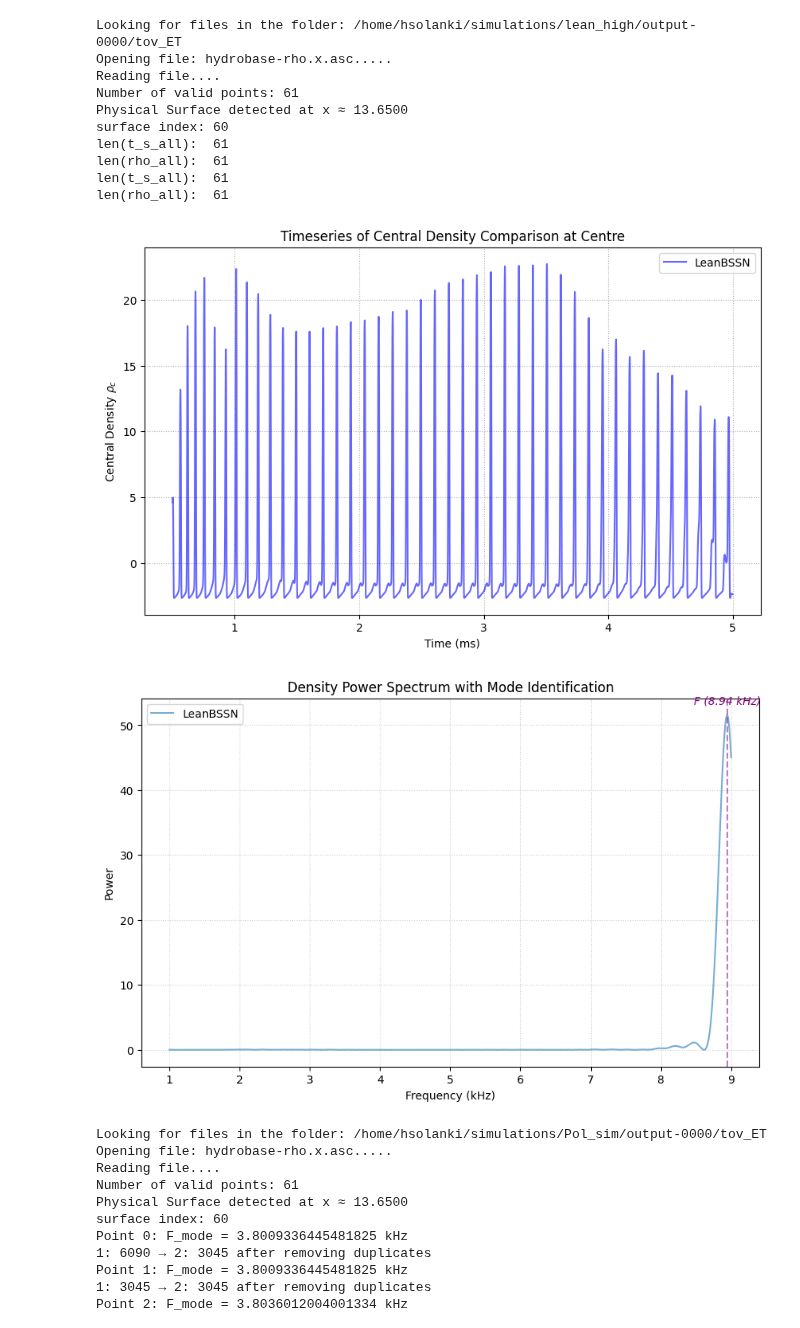
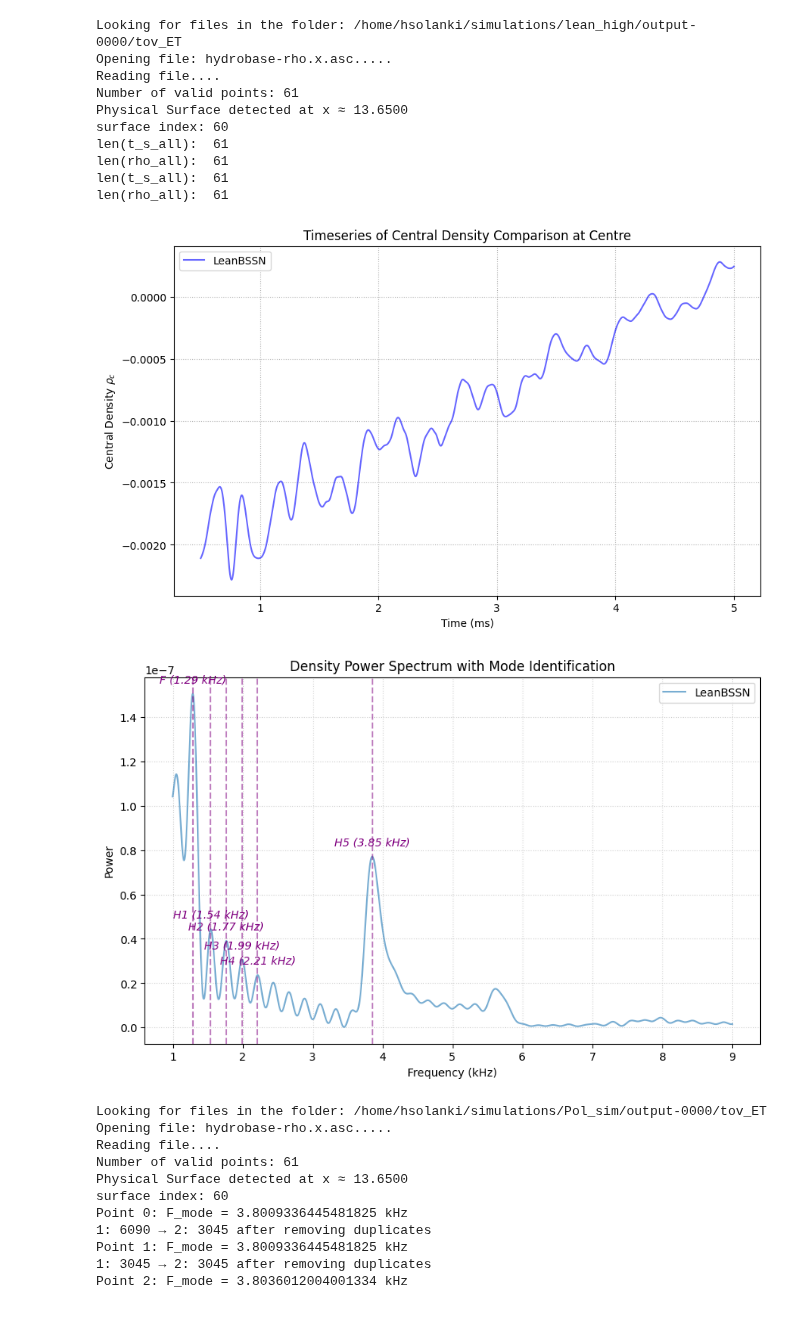
Before and after one commit to harsh-c0ds/My-Work, a Jupyter notebook: TOV/mode_ext.ipynb, the cells around one changed output. Saved outputs shown, nothing was run; the diff lists cells and outputs as text; code cells hidden in the pictures.

```diff
--- a/TOV/mode_ext.ipynb
+++ b/TOV/mode_ext.ipynb
@@ -187,33 +187,33 @@ len(t_s_all):  61
 len(rho_all):  61
 # %%
 ### Time_series Check ###
-ik = 60
+ik = 10
 
 t_l = t_s_all_l[ik]
 rho_l = rho_all_l[ik]
 # t_adm = t_s_all_P[ik]
 # rho_adm = rho_all_P[ik]
 
 lim = (t_l >= 0.5) & (t_l <= 5)
 #lim_adm = (t_adm >= 0.5) & (t_adm <= 5)
 
 t_l = t_l[lim]
 rho_l = rho_l[lim]
 # t_adm = t_adm[lim_adm]
 # rho_adm = rho_adm[lim_adm]
 
 plt.figure(figsize=(10,6))
 plt.plot(t_l, rho_l, label="LeanBSSN", color="blue", alpha=0.6)
 # plt.plot(t_adm, rho_adm, label="ML_BSSN", color="green", alpha=0.6)
 plt.xlabel("Time (ms)")
 plt.ylabel(r"Central Density $\rho_c$")
 plt.title("Timeseries of Central Density Comparison at Centre")
 plt.grid(True, linestyle=":")
 plt.legend()
 plt.show()
 #plt.savefig(output_dir + "time_series_comparision.png", dpi=300)
 # %% [output]
-[figure, old version]
+[figure, new version]
 # %%
 #### Mode Extraction ####
 
@@ -299,7 +299,7 @@ plt.grid(True, linestyle=":", alpha=0.6)
 #plt.savefig(output_dir+"lean_psd_beta_1.png")
 plt.show()
 # %% [output]
-[figure, old version]
+[figure, new version]
 # %%
 ### Eigenfunction Extraction ###
 
```
Also changed, not shown: 1 other file.
